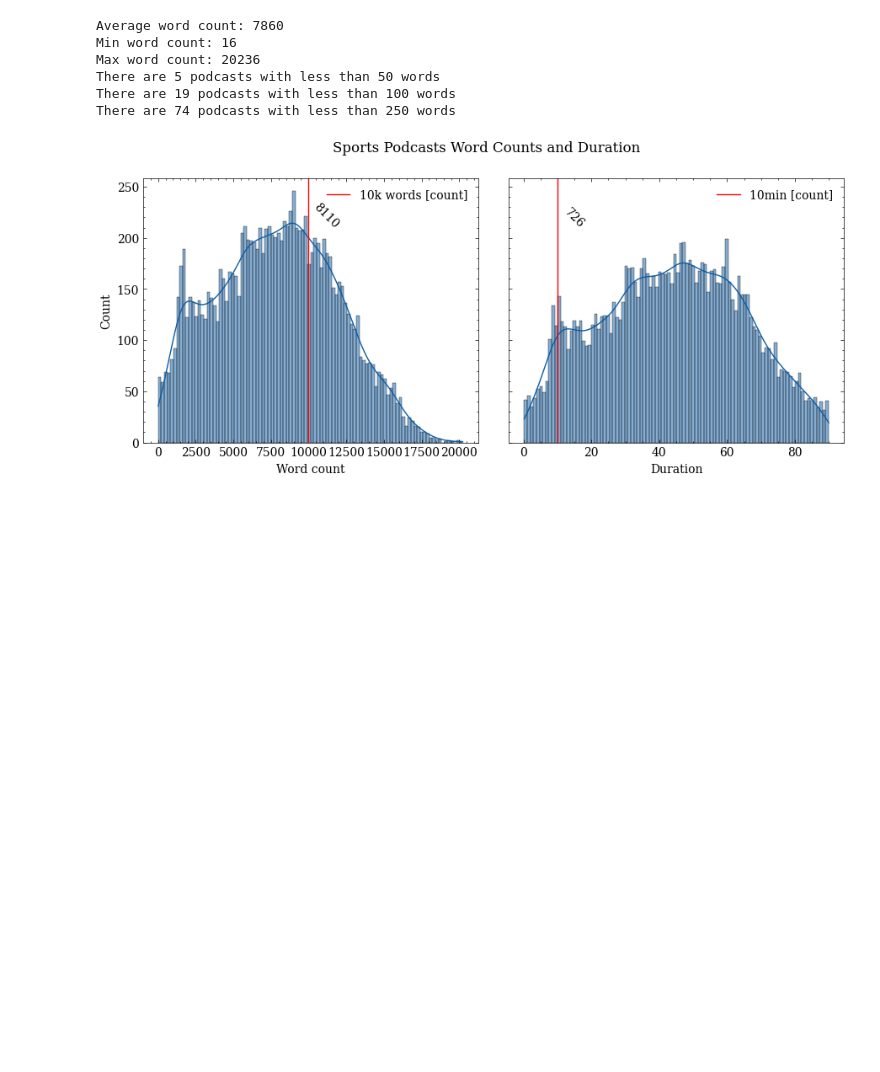
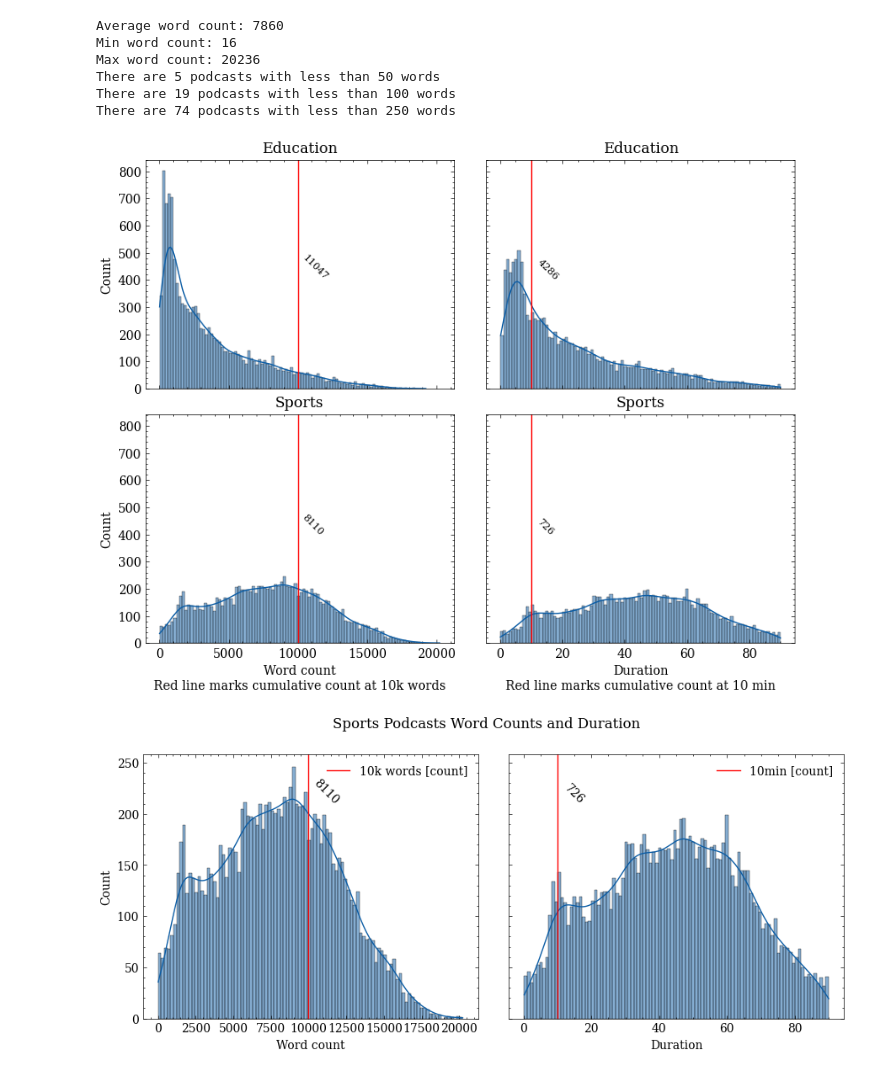
Before and after one commit to OskarMunck/Thesis, a Jupyter notebook: 1.EDA.ipynb, the cells around one changed output. Drawn from its saved outputs; the diff is of its cells as text; code cells hidden in the pictures; blank space fills up the shorter version.

```diff
--- a/1.EDA.ipynb
+++ b/1.EDA.ipynb
@@ -378,4 +373,38 @@ Max word count: 20236
 There are 5 podcasts with less than 50 words
 There are 19 podcasts with less than 100 words
 There are 74 podcasts with less than 250 words
+# %%
+# Calculate label stats for below charts
+edu_duration_10 = edu.groupby(edu.duration <=10)["duration"].count().values[1]
+edu_word_count_10 = edu.groupby(edu.word_count <=10000)["word_count"].count().values[1]
+sport_duration_10 = sport.groupby(sport.duration <=10)["duration"].count().values[1]
+sport_word_count_10 = sport.groupby(sport.word_count <=10000)["word_count"].count().values[1]
+
+# plot
+fig, axs = plt.subplots(2,2, figsize=(8, 6), sharey=True, sharex='col')
+# fig.suptitle("Podcasts Word Counts and Duration")
+fig.tight_layout()
+
+sns.histplot(edu.word_count, bins = 100, kde = True, ax= axs[0,0])
+sns.histplot(edu.duration, bins = 100, kde = True, ax= axs[0,1])
+axs[0,0].axvline(10000, color= "r", label = "10k words [count]")
+axs[0,0].text(10200, 400, edu_word_count_10, rotation=-45, fontdict={'fontsize': 8})
+axs[0,0].set_title("Education")
+axs[0,1].axvline(10, color= "r", label ="10 min [count]")
+axs[0,1].text(11.5, 400, edu_duration_10, rotation=-45, fontdict={'fontsize': 8})
+axs[0,1].set_title("Education")
+
+sns.histplot(sport.word_count, bins = 100, kde = True, ax= axs[1,0])
+sns.histplot(sport.duration, bins = 100, kde = True, ax= axs[1,1])
+axs[1,0].axvline(10000, color= "r", label = "10k words [count]")
+axs[1,0].text(10200, 400, sport_word_count_10, rotation=-45, fontdict={'fontsize': 8})
+axs[1,0].set_xlabel("Word count\nRed line marks cumulative count at 10k words")
+axs[1,0].set_title("Sports")
+axs[1,1].axvline(10, color= "r", label ="10min [count]")
+axs[1,1].text(11.5, 400, sport_duration_10, rotation=-45, fontdict={'fontsize': 8})
+axs[1,1].set_xlabel("Duration\nRed line marks cumulative count at 10 min")
+axs[1,1].set_title("Sports")
+plt.show()
+# %% [output]
+[figure, added]
 # %%
```
Also changed, not shown: parts of 7 cells of this notebook, 3 other files.
